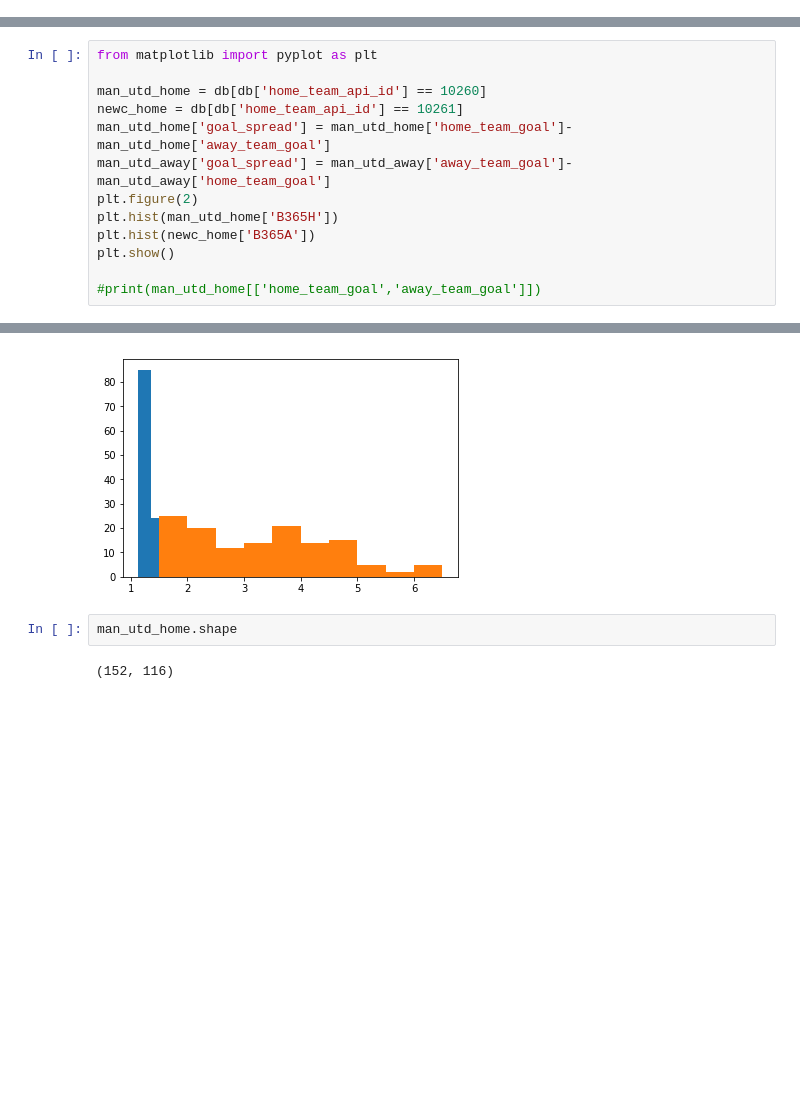
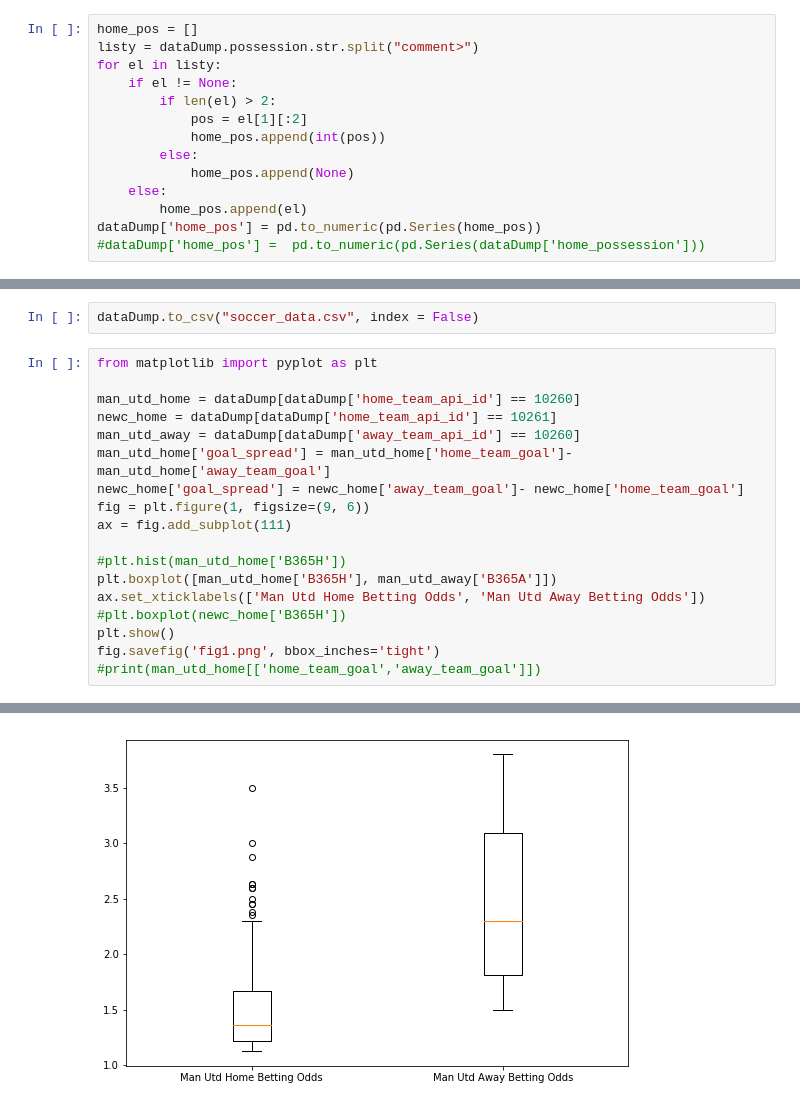
Before and after one commit to egill12/DataScienceTechniques, a Jupyter notebook: football_explore.ipynb, the cells around one changed output, grey strips where cells are left out. Saved outputs shown, nothing was run; the diff lists cells and outputs as text; blank space fills up the shorter version.

```diff
--- a/football_explore.ipynb
+++ b/football_explore.ipynb
@@ -10 +22,15 @@ dataDump.to_csv(table_name + ".csv", encoding = "utf-16")
 sql_conn.close()
+# %%
+home_pos = []
+listy = dataDump.possession.str.split("comment>")
+for el in listy:
+    if el != None:
+        if len(el) > 2:
+            pos = el[1][:2]
+            home_pos.append(int(pos))
+        else:
+            home_pos.append(None)
+    else:
+        home_pos.append(el)
+dataDump['home_pos'] = pd.to_numeric(pd.Series(home_pos))
+#dataDump['home_pos'] =  pd.to_numeric(pd.Series(dataDump['home_possession']))
@@ -11,15 +57,22 @@ sql_conn.close()
+# %%
+dataDump.to_csv("soccer_data.csv", index = False)
 # %%
 from matplotlib import pyplot as plt
 
-man_utd_home = db[db['home_team_api_id'] == 10260]
-newc_home = db[db['home_team_api_id'] == 10261]
+man_utd_home = dataDump[dataDump['home_team_api_id'] == 10260]
+newc_home = dataDump[dataDump['home_team_api_id'] == 10261]
+man_utd_away = dataDump[dataDump['away_team_api_id'] == 10260]
 man_utd_home['goal_spread'] = man_utd_home['home_team_goal']- man_utd_home['away_team_goal']
-man_utd_away['goal_spread'] = man_utd_away['away_team_goal']- man_utd_away['home_team_goal']
-plt.figure(2)
-plt.hist(man_utd_home['B365H'])
-plt.hist(newc_home['B365A'])
+newc_home['goal_spread'] = newc_home['away_team_goal']- newc_home['home_team_goal']
+fig = plt.figure(1, figsize=(9, 6))
+ax = fig.add_subplot(111)
+
+#plt.hist(man_utd_home['B365H'])
+plt.boxplot([man_utd_home['B365H'], man_utd_away['B365A']])
+ax.set_xticklabels(['Man Utd Home Betting Odds', 'Man Utd Away Betting Odds'])
+#plt.boxplot(newc_home['B365H'])
 plt.show()
-
+fig.savefig('fig1.png', bbox_inches='tight')
 #print(man_utd_home[['home_team_goal','away_team_goal']])
 # %% [output]
 A value is trying to be set on a copy of a slice from a DataFrame.
@@ -34,5 +88 @@ See the caveats in the documentation: http://pandas.pydata.org/pandas-docs/stabl
-[figure, old version]
+[figure, new version]
-# %%
-man_utd_home.shape
-# %% [output]
-(152, 116)
```
Also changed, not shown: parts of 6 cells of this notebook.
